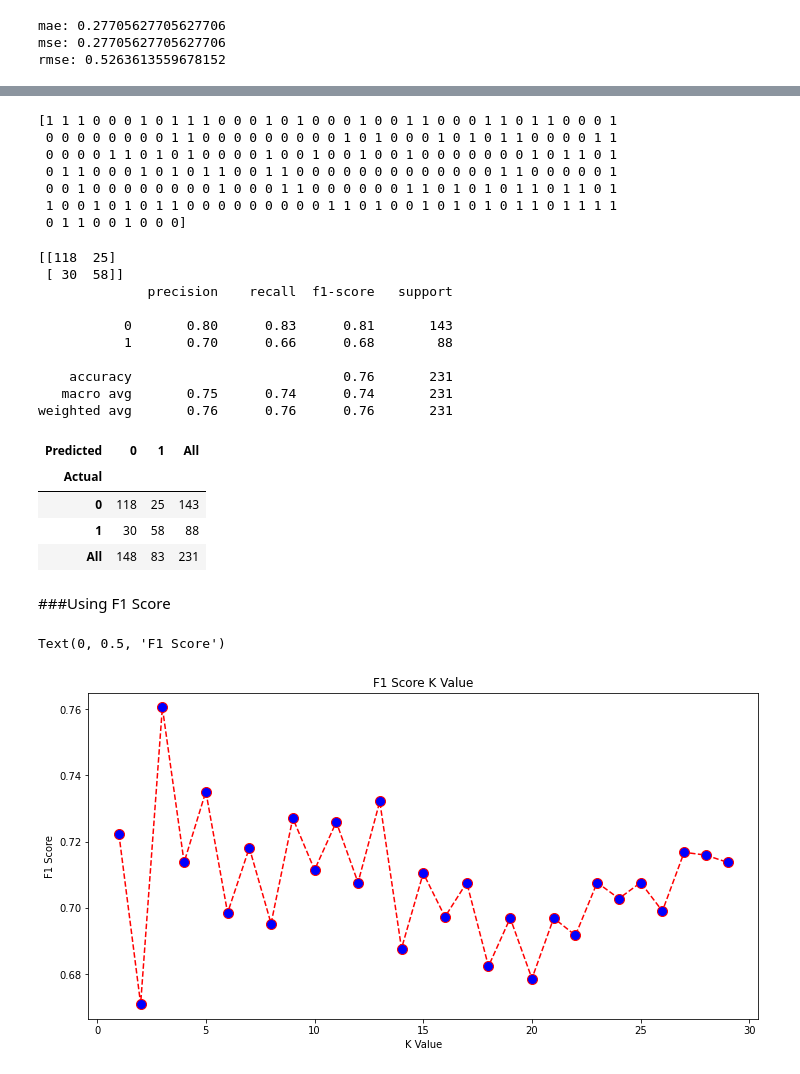
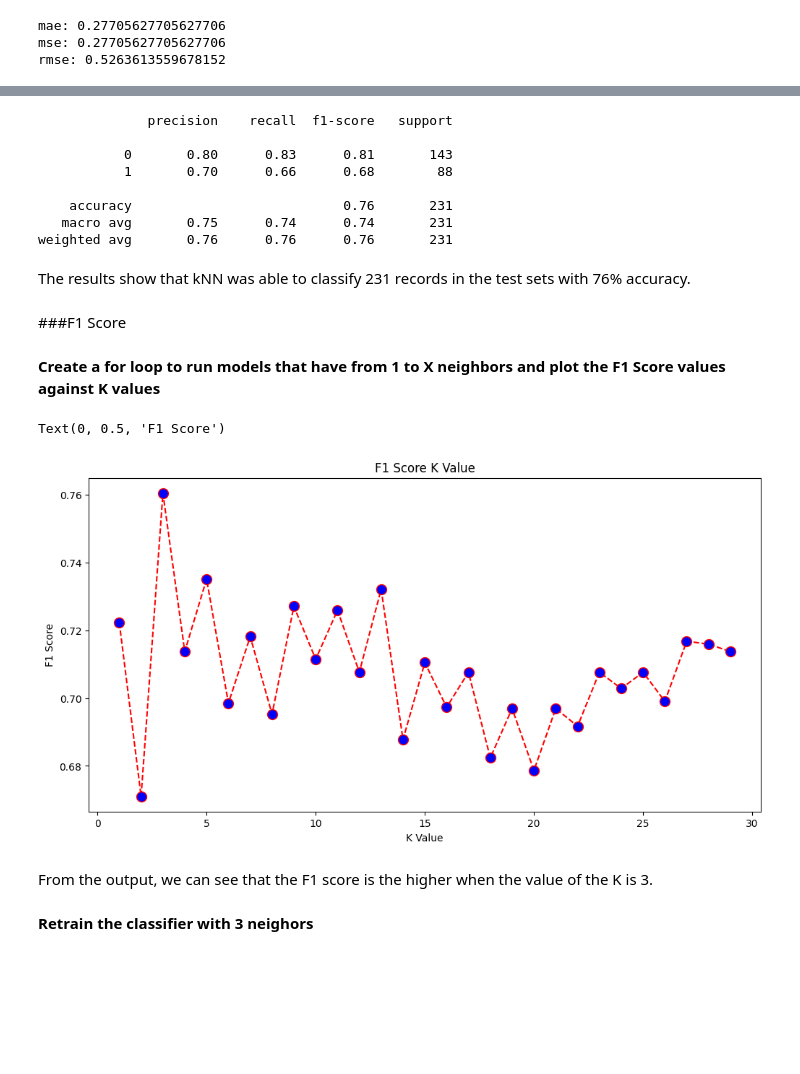
Before and after one commit to jihanghaniyyah/knn-study, a Jupyter notebook: diabetes_kNN.ipynb, the cells around one changed output, grey strips where cells are left out. Drawn from its saved outputs; the diff is of its cells as text; code cells hidden in the pictures; blank space fills up the shorter version.

```diff
--- a/diabetes_kNN.ipynb
+++ b/diabetes_kNN.ipynb
@@ -85,6 +97,6 @@ x_test = scaler.transform(x_test)
 # %%
 from sklearn.neighbors import KNeighborsClassifier
-classifier = KNeighborsClassifier(n_neighbors=1)
+classifier = KNeighborsClassifier(n_neighbors=2)
 classifier.fit(x_train, y_train)
 y_pred = classifier.predict(x_test)
 print(y_pred)
@@ -159,61 +179,48 @@ Text(0, 0.5, 'Mean Error')
 # %%
-#Training and Prediction
 from sklearn.neighbors import KNeighborsClassifier #import library KNN from sklearn
 classifier1 = KNeighborsClassifier(n_neighbors=3) #menentukan nilai k(banyaknya tetangga terdekat yg menjadi acuan klasifikasi)
 classifier1.fit(x_train, y_train)
-#Prediction
+
+from sklearn.metrics import classification_report, confusion_matrix
 y_pred2 = classifier1.predict(x_test)
-print(y_pred2)
+print(classification_report(y_test, y_pred2))
 # %% [output]
-[1 1 1 0 0 0 1 0 1 1 1 0 0 0 1 0 1 0 0 0 1 0 0 1 1 0 0 0 1 1 0 1 1 0 0 0 1
- 0 0 0 0 0 0 0 0 1 1 0 0 0 0 0 0 0 0 0 1 0 1 0 0 0 1 0 1 0 1 1 0 0 0 0 1 1
- 0 0 0 0 1 1 0 1 0 1 0 0 0 0 1 0 0 1 0 0 1 0 0 1 0 0 0 0 0 0 0 1 0 1 1 0 1
- 0 1 1 0 0 0 1 0 1 0 1 1 0 0 1 1 0 0 0 0 0 0 0 0 0 0 0 0 0 1 1 0 0 0 0 0 1
- 0 0 1 0 0 0 0 0 0 0 0 1 0 0 0 1 1 0 0 0 0 0 0 1 1 0 1 0 1 0 1 1 0 1 1 0 1
- 1 0 0 1 0 1 0 1 1 0 0 0 0 0 0 0 0 0 1 1 0 1 0 0 1 0 1 0 1 0 1 1 0 1 1 1 1
- 0 1 1 0 0 1 0 0 0]
+              precision    recall  f1-score   support
+
+           0       0.80      0.83      0.81       143
+           1       0.70      0.66      0.68        88
+
+    accuracy                           0.76       231
+   macro avg       0.75      0.74      0.74       231
+weighted avg       0.76      0.76      0.76       231
-# %%
-from sklearn.metrics import classification_report, confusion_matrix
-print(confusion_matrix(y_test, y_pred2))
-print(classification_report(y_test, y_pred2))
-pd.crosstab(y_test, y_pred2, rownames=['Actual'], colnames=['Predicted'], margins=True)
-# %% [output]
-[[118  25]
- [ 30  58]]
-              precision    recall  f1-score   support
-
-           0       0.80      0.83      0.81       143
-           1       0.70      0.66      0.68        88
-
-    accuracy                           0.76       231
-   macro avg       0.75      0.74      0.74       231
-weighted avg       0.76      0.76      0.76       231
-| Predicted | 0 | 1 | All |
-| Actual |  |  |  |
-| 0 | 118 | 25 | 143 |
-| 1 | 30 | 58 | 88 |
-| All | 148 | 83 | 231 |
+# %% [markdown]
+The results show that kNN was able to classify 231 records in the test sets with 76% accuracy.
 # %% [markdown]
-###Using F1 Score
+###F1 Score
+# %% [markdown]
+**Create a for loop to run models that have from 1 to X neighbors and plot the F1 Score values against K values**
 # %%
 from sklearn.metrics import f1_score
 
 f1s = []
 
-# Calculating f1 score for K values between 1 and 40
 for i in range(1, 30):
     knn = KNeighborsClassifier(n_neighbors=i)
     knn.fit(x_train, y_train)
     pred_i = knn.predict(x_test)
     # using average='weighted' to calculate a weighted average for the 4 classes
     f1s.append(f1_score(y_test, pred_i, average='weighted'))
+
+plt.figure(figsize=(12, 6))
+plt.plot(range(1, 30), f1s, color='red', linestyle='dashed', marker='o',
+         markerfacecolor='blue', markersize=10)
+plt.title('F1 Score K Value')
+plt.xlabel('K Value')
+plt.ylabel('F1 Score')
+# %% [output]
+Text(0, 0.5, 'F1 Score')
+[figure, added]
-# %%
-plt.figure(figsize=(12, 6))
-plt.plot(range(1, 40), f1s, color='red', linestyle='dashed', marker='o',
-         markerfacecolor='blue', markersize=10)
-plt.title('F1 Score K Value')
-plt.xlabel('K Value')
-plt.ylabel('F1 Score')
-# %% [output]
-Text(0, 0.5, 'F1 Score')
-[figure, removed]
+# %% [markdown]
+From the output, we can see that the F1 score is the higher when the value of the K is 3.
+# %% [markdown]
+**Retrain the classifier with 3 neighors**
```
Also changed, not shown: parts of 19 cells of this notebook.
